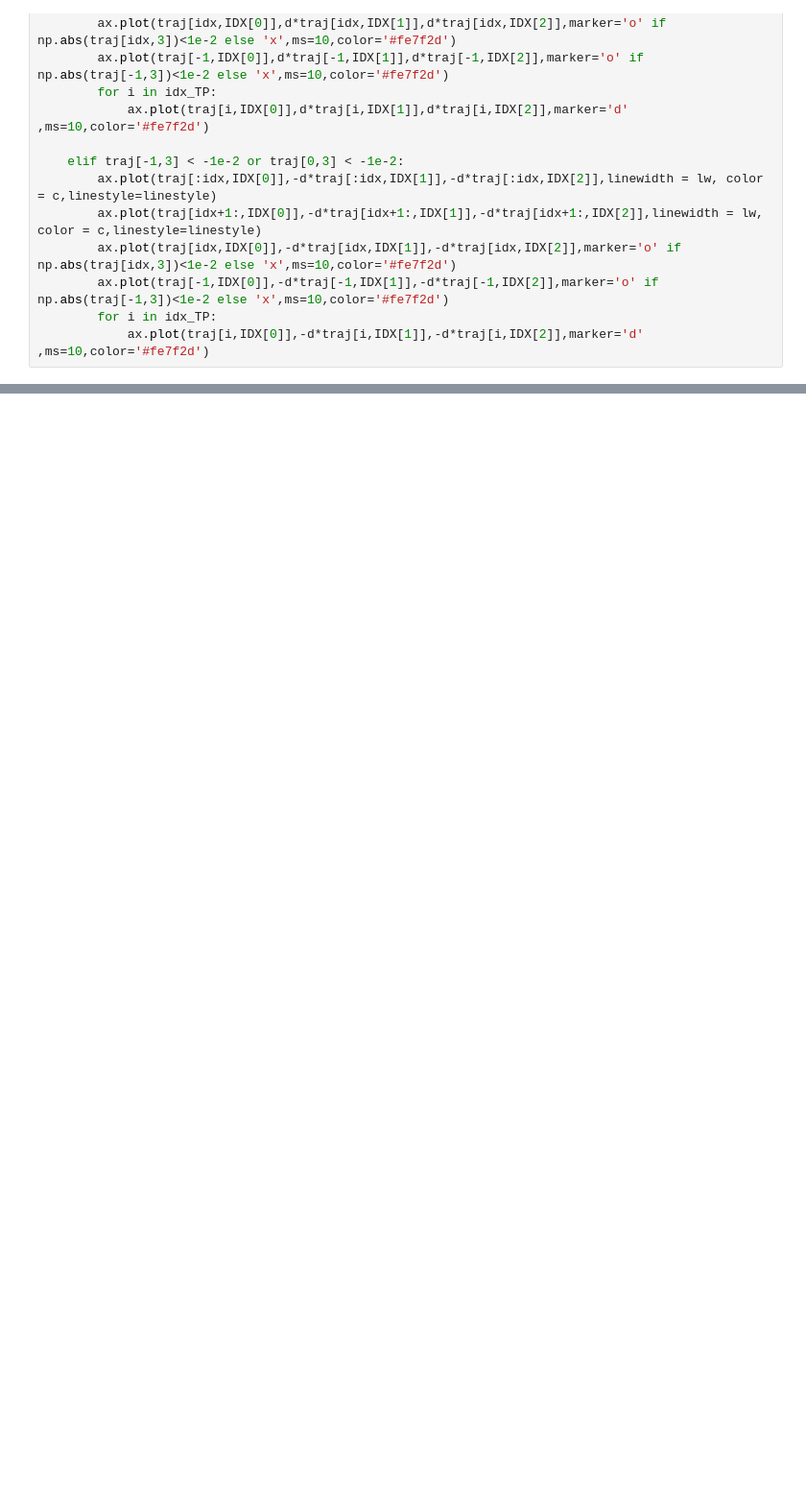
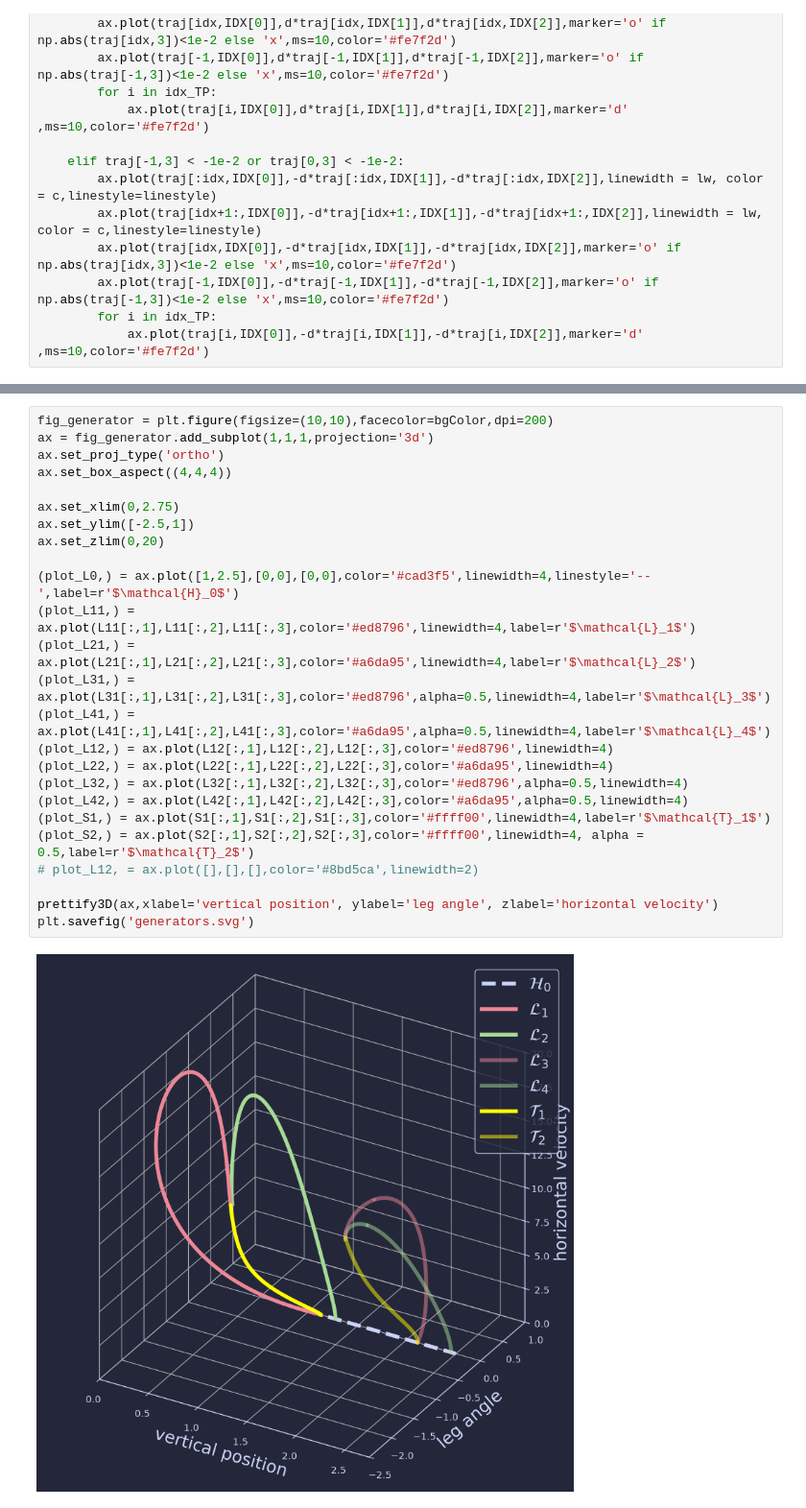
Before and after one commit to GLembrez/NMM-hopper, a Jupyter notebook: rendering.ipynb, the cells around one changed output, grey strips where cells are left out. Shown at 96% size. Saved outputs shown, nothing was run; the diff lists cells and outputs as text; blank space fills up the shorter version.

```diff
--- a/rendering.ipynb
+++ b/rendering.ipynb
@@ -347,3 +320,30 @@ ani.save('output/generators.mp4', writer=writervideo, savefig_kwargs=dict(faceco
+# %%
+fig_generator = plt.figure(figsize=(10,10),facecolor=bgColor,dpi=200)
+ax = fig_generator.add_subplot(1,1,1,projection='3d')
+ax.set_proj_type('ortho')
+ax.set_box_aspect((4,4,4))
+
+ax.set_xlim(0,2.75)
+ax.set_ylim([-2.5,1])
+ax.set_zlim(0,20)
+
+(plot_L0,) = ax.plot([1,2.5],[0,0],[0,0],color='#cad3f5',linewidth=4,linestyle='--',label=r'$\mathcal{H}_0$')
+(plot_L11,) = ax.plot(L11[:,1],L11[:,2],L11[:,3],color='#ed8796',linewidth=4,label=r'$\mathcal{L}_1$')
+(plot_L21,) = ax.plot(L21[:,1],L21[:,2],L21[:,3],color='#a6da95',linewidth=4,label=r'$\mathcal{L}_2$')
+(plot_L31,) = ax.plot(L31[:,1],L31[:,2],L31[:,3],color='#ed8796',alpha=0.5,linewidth=4,label=r'$\mathcal{L}_3$')
+(plot_L41,) = ax.plot(L41[:,1],L41[:,2],L41[:,3],color='#a6da95',alpha=0.5,linewidth=4,label=r'$\mathcal{L}_4$')
+(plot_L12,) = ax.plot(L12[:,1],L12[:,2],L12[:,3],color='#ed8796',linewidth=4)
+(plot_L22,) = ax.plot(L22[:,1],L22[:,2],L22[:,3],color='#a6da95',linewidth=4)
+(plot_L32,) = ax.plot(L32[:,1],L32[:,2],L32[:,3],color='#ed8796',alpha=0.5,linewidth=4)
+(plot_L42,) = ax.plot(L42[:,1],L42[:,2],L42[:,3],color='#a6da95',alpha=0.5,linewidth=4)
+(plot_S1,) = ax.plot(S1[:,1],S1[:,2],S1[:,3],color='#ffff00',linewidth=4,label=r'$\mathcal{T}_1$')
+(plot_S2,) = ax.plot(S2[:,1],S2[:,2],S2[:,3],color='#ffff00',linewidth=4, alpha = 0.5,label=r'$\mathcal{T}_2$')
+# plot_L12, = ax.plot([],[],[],color='#8bd5ca',linewidth=2)
+
+prettify3D(ax,xlabel='vertical position', ylabel='leg angle', zlabel='horizontal velocity')
+plt.savefig('generators.svg')
+# %% [output]
+[figure, added]
 # %%
 
 
```
Also changed, not shown: parts of 12 cells of this notebook, 3 other files.
